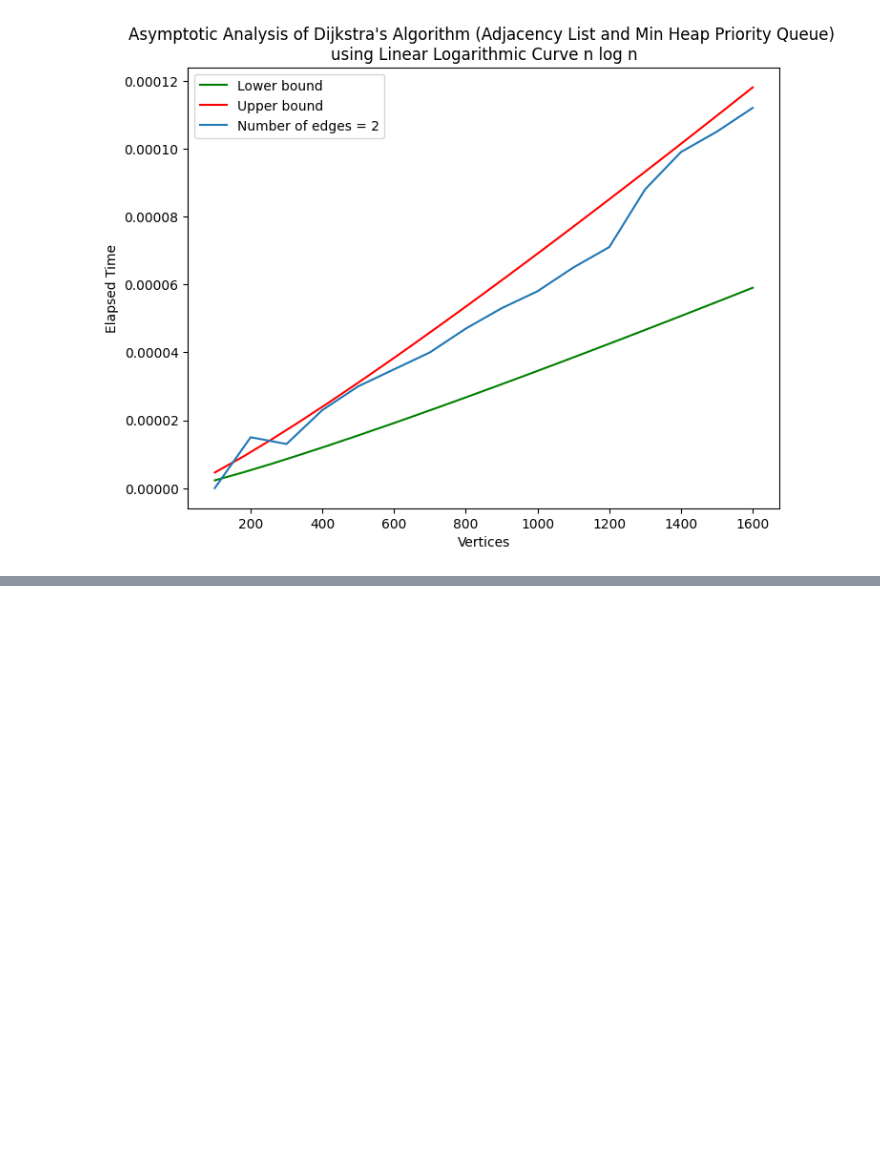
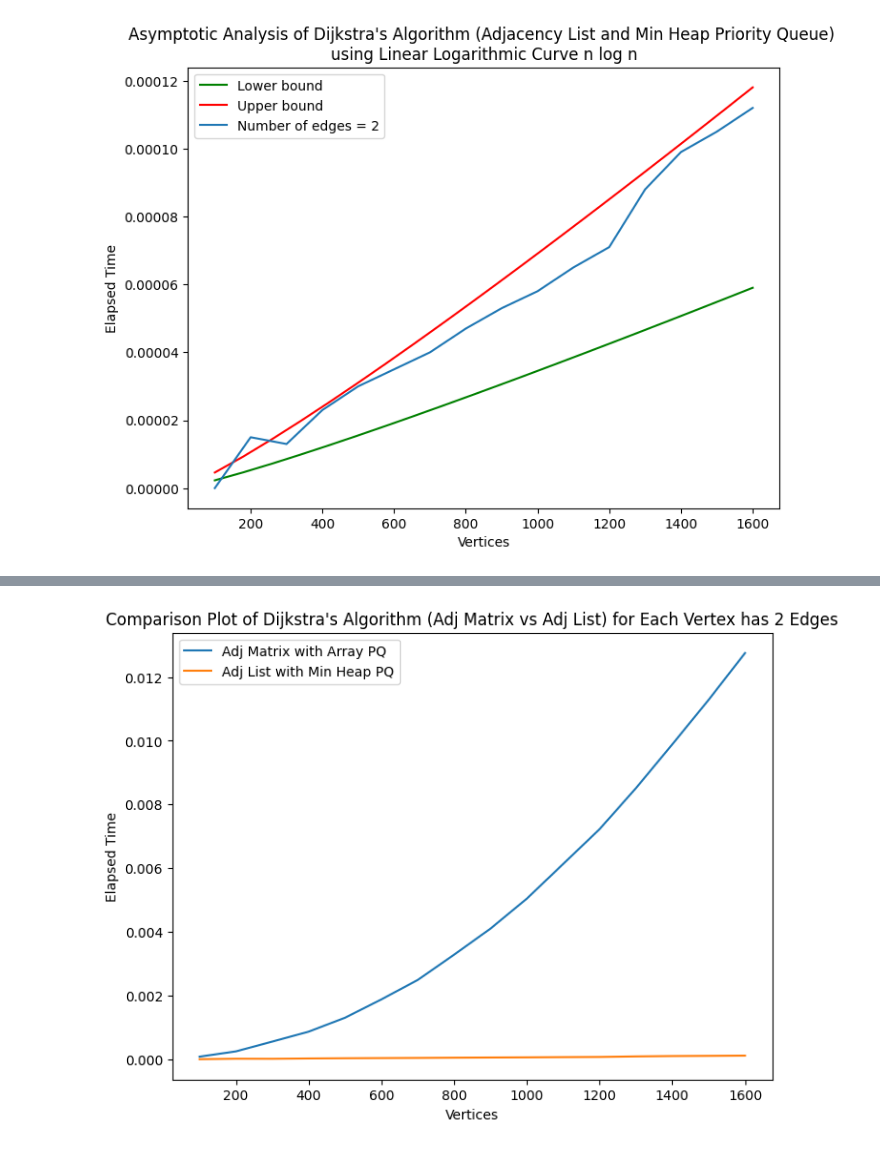
Before and after one commit to Neo-Zenith/Analysis-of-Algorithms, a Jupyter notebook: Dijkstra Shortest Path Search/analysis.Ipynb, the cells around one changed output, grey strips where cells are left out. Drawn from its saved outputs; the diff is of its cells as text; code cells hidden in the pictures; blank space fills up the shorter version.

```diff
--- a/Dijkstra Shortest Path Search/analysis.Ipynb
+++ b/Dijkstra Shortest Path Search/analysis.Ipynb
@@ -335,0 +344,54 @@ plt.show()
+# %%
+adjListTimeMegaList = [[],[]]
+adjListVerticesMegaList = [[],[]]
+
+adjMatrixTimeMegaList = [[],[]]
+adjMatrixVerticesMegaList = [[],[]]
+
+count = 0
+for index, row in A.iterrows():
+    if count == 0:
+        adjMatrixVerticesMegaList[0].append(int(row["Vertices"]))
+        adjMatrixTimeMegaList[0].append(float(row["Elapsed Time"]))
+    if count == 4:
+        adjMatrixVerticesMegaList[1].append(int(row["Vertices"]))
+        adjMatrixTimeMegaList[1].append(float(row["Elapsed Time"]))
+
+    count += 1
+    if count == 5:
+        count = 0
+
+count = 0
+for index, row in B.iterrows():
+    if count == 0:
+        adjListVerticesMegaList[0].append(int(row["Vertices"]))
+        adjListTimeMegaList[0].append(float(row["Elapsed Time"]))
+    if count == 4:
+        adjListVerticesMegaList[1].append(int(row["Vertices"]))
+        adjListTimeMegaList[1].append(float(row["Elapsed Time"]))
+
+    count += 1
+    if count == 5:
+        count = 0
+
+plt.figure(figsize=(8,6))
+df1 = pd.DataFrame()
+df1["Vertices"] = adjMatrixVerticesMegaList[0]
+df1["Elapsed Time"] = adjMatrixTimeMegaList[0]
+plot = sb.lineplot(data= df1,
+                    x="Vertices",
+                    y="Elapsed Time",
+                    label="Adj Matrix with Array PQ")
+
+df2 = pd.DataFrame()
+df2["Vertices"] = adjListVerticesMegaList[0]
+df2["Elapsed Time"] = adjListTimeMegaList[0]
+plot = sb.lineplot(data= df2,
+                    x="Vertices",
+                    y="Elapsed Time",
+                    label="Adj List with Min Heap PQ")
+
+plot.set(title="Comparison Plot of Dijkstra's Algorithm (Adj Matrix vs Adj List) for Each Vertex has 2 Edges")
+plt.show()
+# %% [output]
+[figure, added]
```
Also changed, not shown: parts of 9 cells of this notebook, 1 other file.
